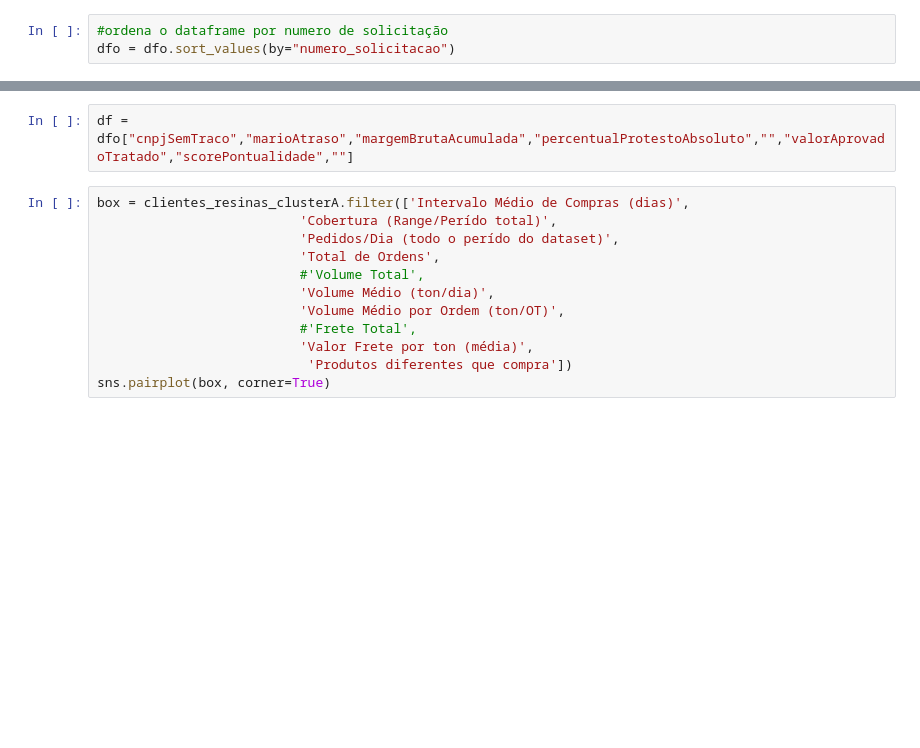
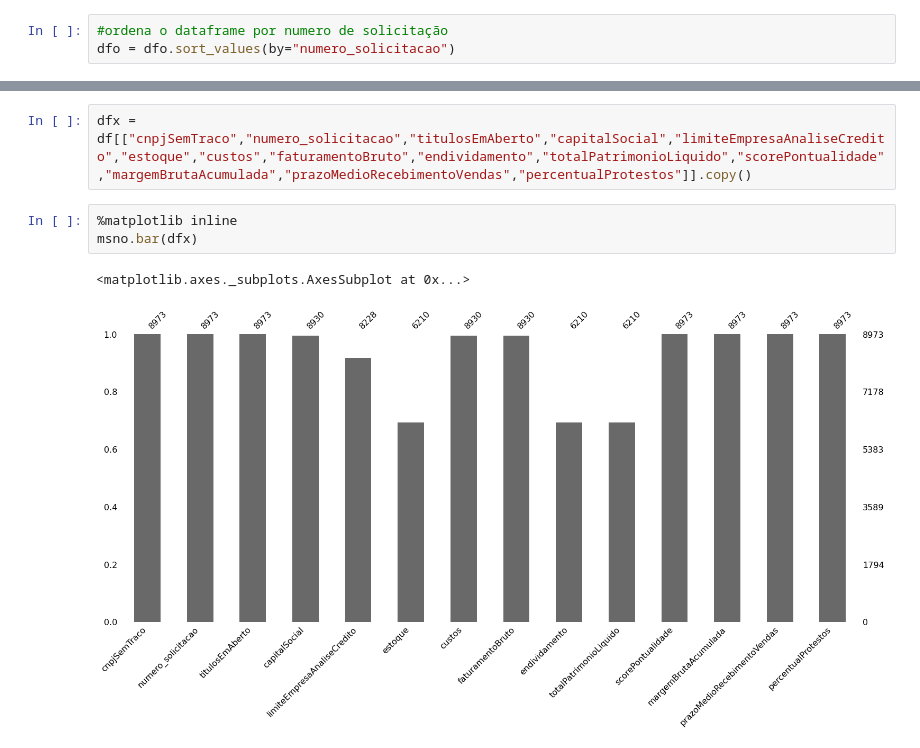
Before and after one commit to bartiralira/bootcampIA, a Jupyter notebook: BootCamp1.ipynb, the cells around one changed output, grey strips where cells are left out. Saved outputs shown, nothing was run; the diff lists cells and outputs as text; blank space fills up the shorter version.

```diff
--- a/BootCamp1.ipynb
+++ b/BootCamp1.ipynb
@@ -460,14 +385,8 @@ dfo.groupby("cnpjSemTraco","numero_solicitacao",as_index=False).agg({"endividame
-# %%
-df = dfo["cnpjSemTraco","marioAtraso","margemBrutaAcumulada","percentualProtestoAbsoluto","","valorAprovadoTratado","scorePontualidade",""]
-# %%
-box = clientes_resinas_clusterA.filter(['Intervalo Médio de Compras (dias)',
-                          'Cobertura (Range/Perído total)',
-                          'Pedidos/Dia (todo o perído do dataset)',
-                          'Total de Ordens',
-                          #'Volume Total',
-                          'Volume Médio (ton/dia)',
-                          'Volume Médio por Ordem (ton/OT)',
-                          #'Frete Total',
-                          'Valor Frete por ton (média)',
-                           'Produtos diferentes que compra'])
-sns.pairplot(box, corner=True)
+# %%
+dfx = df[["cnpjSemTraco","numero_solicitacao","titulosEmAberto","capitalSocial","limiteEmpresaAnaliseCredito","estoque","custos","faturamentoBruto","endividamento","totalPatrimonioLiquido","scorePontualidade","margemBrutaAcumulada","prazoMedioRecebimentoVendas","percentualProtestos"]].copy()
+# %%
+%matplotlib inline
+msno.bar(dfx)
+# %% [output]
+<matplotlib.axes._subplots.AxesSubplot at 0x...>
+[figure, added]
```
Also changed, not shown: parts of 32 cells of this notebook.
